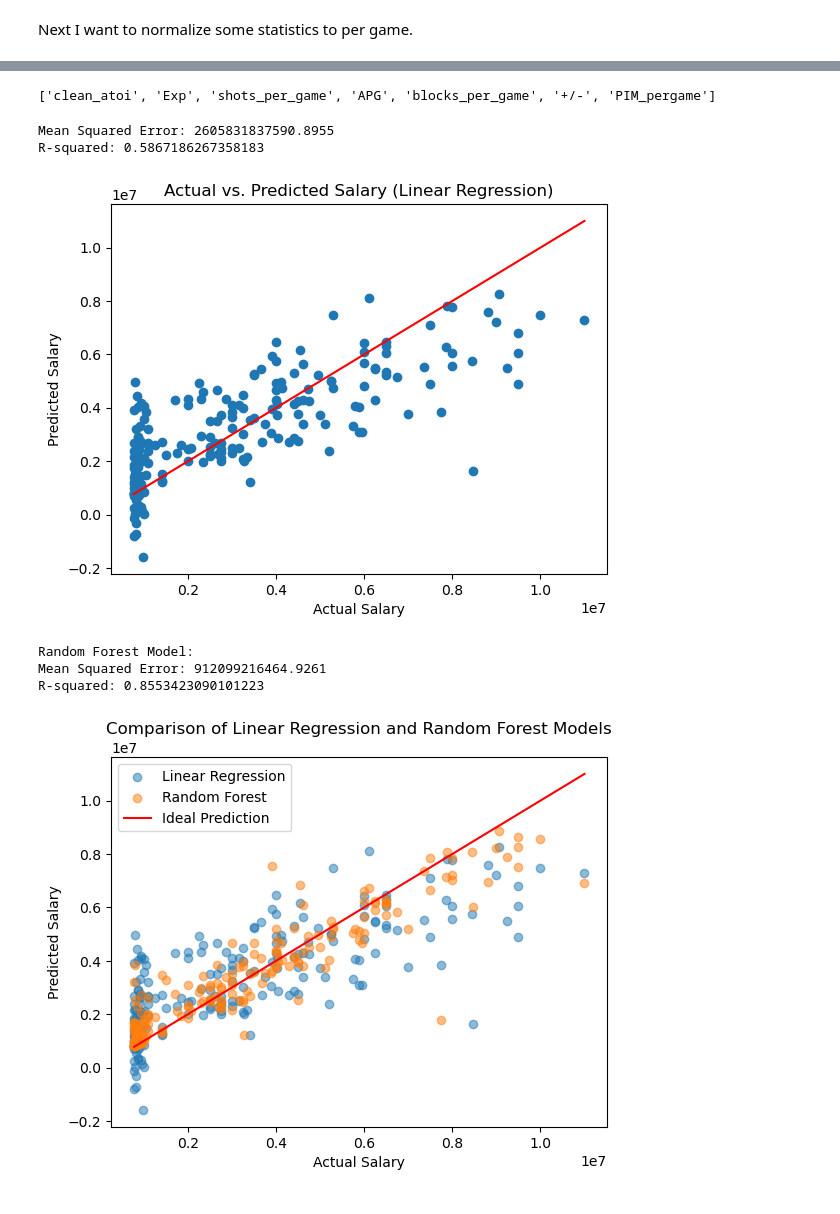
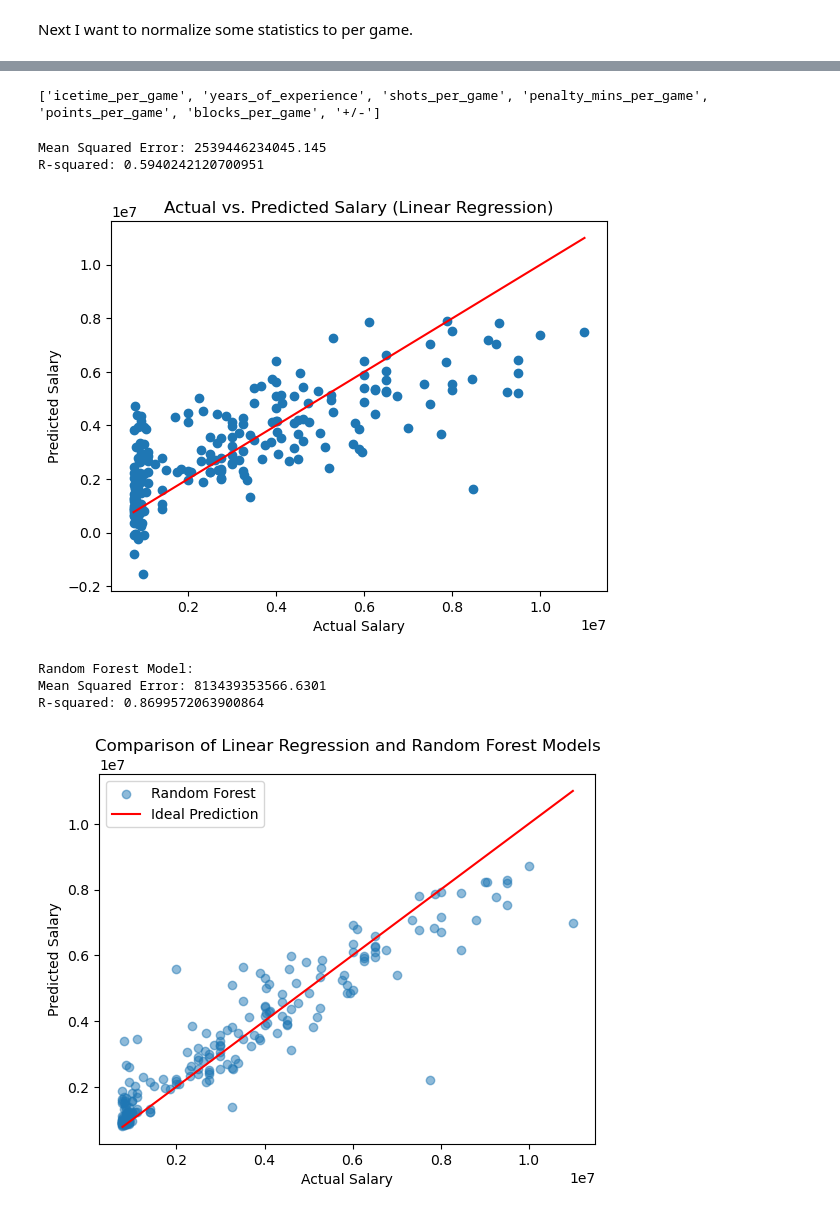
Before and after one commit to twsweeney/nhl_stats, a Jupyter notebook: models/defense_model.ipynb, the cells around one changed output, grey strips where cells are left out. Cells and saved outputs as stored; diff of their text form; code cells hidden in the pictures.

```diff
--- a/models/defense_model.ipynb
+++ b/models/defense_model.ipynb
@@ -50,7 +51,7 @@ def prep_atoi(atoi_string):
 # %%
 columns_to_drop = ['Unnamed: 0', 'Pos', 'EV.1', 'PP.1', 'SH.1', 'TOI','FOW', 'FOL', 'FO%',  'S/C','Team', 'specific_pos', 'Cap%', 'ATOI', 'Ht', 'Wt' ]
 
-defense_df['clean_atoi'] = defense_df['ATOI'].apply(prep_atoi)
+defense_df['icetime_per_game'] = defense_df['ATOI'].apply(prep_atoi)
 
 df = defense_df.drop(columns=columns_to_drop)
 df = df.dropna()
@@ -71,15 +72,15 @@ Index(['Player', 'Age', 'GP', 'G', 'A', 'PTS', '+/-', 'PIM', 'EV', 'PP', 'SH',
       dtype='object')
 # %%
-df['GPG'] = df['G'] / df['GP']
-df['APG'] = df['A'] / df['GP']
-df['PIM_pergame'] = df['PIM'] / df['GP']
+df['points_per_game'] = (df['G'] + df['A']) / df['GP']
+df['penalty_mins_per_game'] = df['PIM'] / df['GP']
 df['shots_per_game'] = df['S'] / df['GP']
 df['shot%_per_game'] = df['S%'] / df['GP']
 df['hits_per_game'] = df['HIT'] / df['GP']
 df['blocks_per_game'] = df['BLK'] / df['GP']
+df['years_of_experience'] = df['Exp']
 
 
-df = df.drop(columns=['G', 'A', 'PIM', 'S', 'S%', 'HIT', 'BLK', 'GP', 'PTS'])
+df = df.drop(columns=['G', 'A', 'PIM', 'S', 'S%', 'HIT', 'BLK', 'GP', 'PTS', 'Exp'])
 # %%
 player_names = df['Player']
 
@@ -161,7 +160,7 @@ Feature Importance Ranking:
 # %%
 print(ordered_feature_importance[:7])
 # %% [output]
-['clean_atoi', 'Exp', 'shots_per_game', 'APG', 'blocks_per_game', '+/-', 'PIM_pergame']
+['icetime_per_game', 'years_of_experience', 'shots_per_game', 'penalty_mins_per_game', 'points_per_game', 'blocks_per_game', '+/-']
 # %%
 important_features = ['Player','Salary'] + ordered_feature_importance[:7]
 
@@ -213,39 +212,39 @@ plt.ylabel("Predicted Salary")
 plt.title("Actual vs. Predicted Salary (Linear Regression)")
 plt.show()
 # %% [output]
-Mean Squared Error: 2605831837590.8955
-R-squared: 0.5867186267358183
+Mean Squared Error: 2539446234045.145
+R-squared: 0.5940242120700951
-[figure, old version]
+[figure, new version]
 # %%
 # Random Forest Model
 random_forest_model = RandomForestRegressor(random_state=42)
 random_forest_model.fit(X_train, y_train)
 predictions_rf = random_forest_model.predict(X_encoded)
 
 # Evaluate Random Forest model
 mse_rf = mean_squared_error(y, predictions_rf)
 r2_rf = r2_score(y, predictions_rf)
 
 print("\nRandom Forest Model:")
 print("Mean Squared Error:", mse_rf)
 print("R-squared:", r2_rf)
 
 # Compare the models visually
-plt.scatter(y, predictions_linear, label='Linear Regression', alpha=0.5)
+# plt.scatter(y, predictions_linear, label='Linear Regression', alpha=0.5)
 plt.scatter(y, predictions_rf, label='Random Forest', alpha=0.5)
 
 plt.plot(np.linspace(np.min(y_test), np.max(y_test), 100), np.linspace(np.min(y_test), np.max(y_test), 100), color='r', label='Ideal Prediction')
 
 plt.xlabel("Actual Salary")
 plt.ylabel("Predicted Salary")
 plt.title("Comparison of Linear Regression and Random Forest Models")
 plt.legend()
 plt.show()
 # %% [output]
 Random Forest Model:
-Mean Squared Error: 912099216464.9261
-R-squared: 0.8553423090101223
+Mean Squared Error: 813439353566.6301
+R-squared: 0.8699572063900864
-[figure, old version]
+[figure, new version]
 # %%
 results_df = pd.DataFrame({'Player': player_names, 'Actual_Salary': y, 'Predicted_Salary': predictions_rf})
 results_df['difference'] = results_df['Actual_Salary'] - results_df['Predicted_Salary']
```
Also changed, not shown: parts of 10 cells of this notebook, 16 other files.
